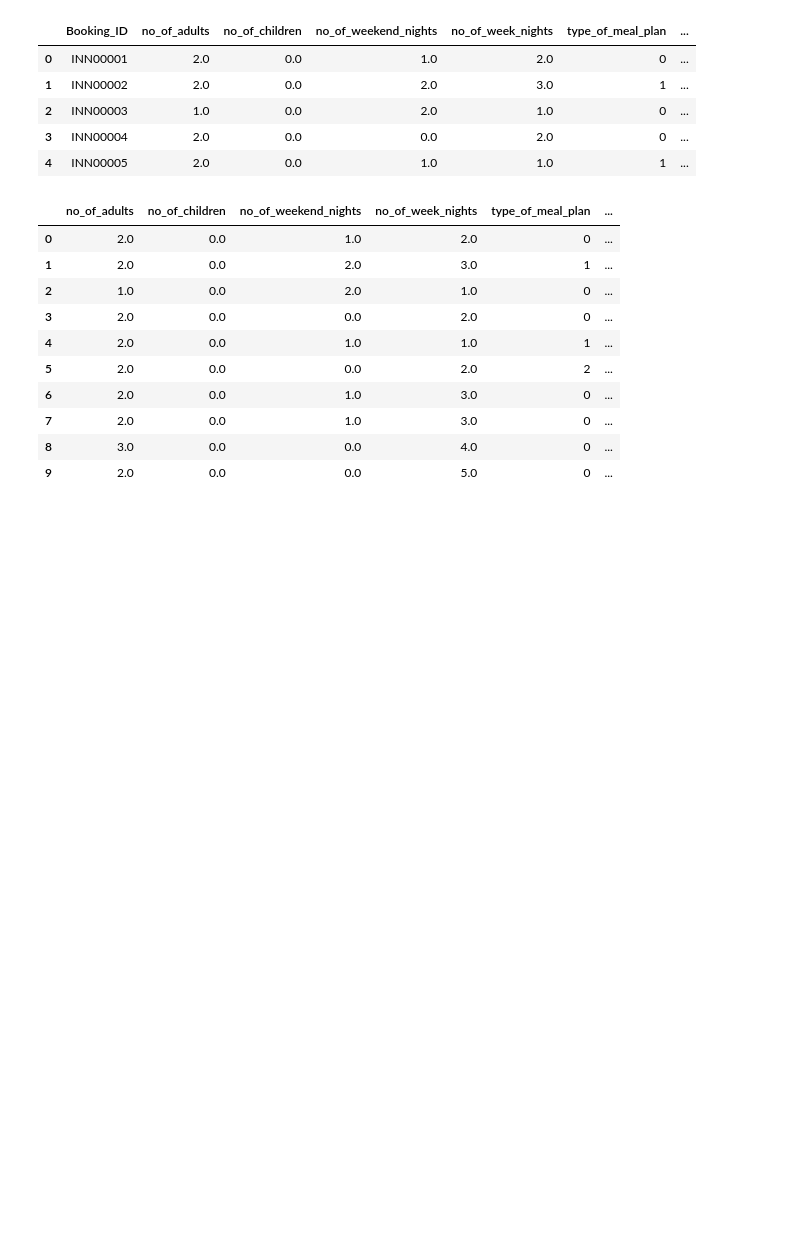
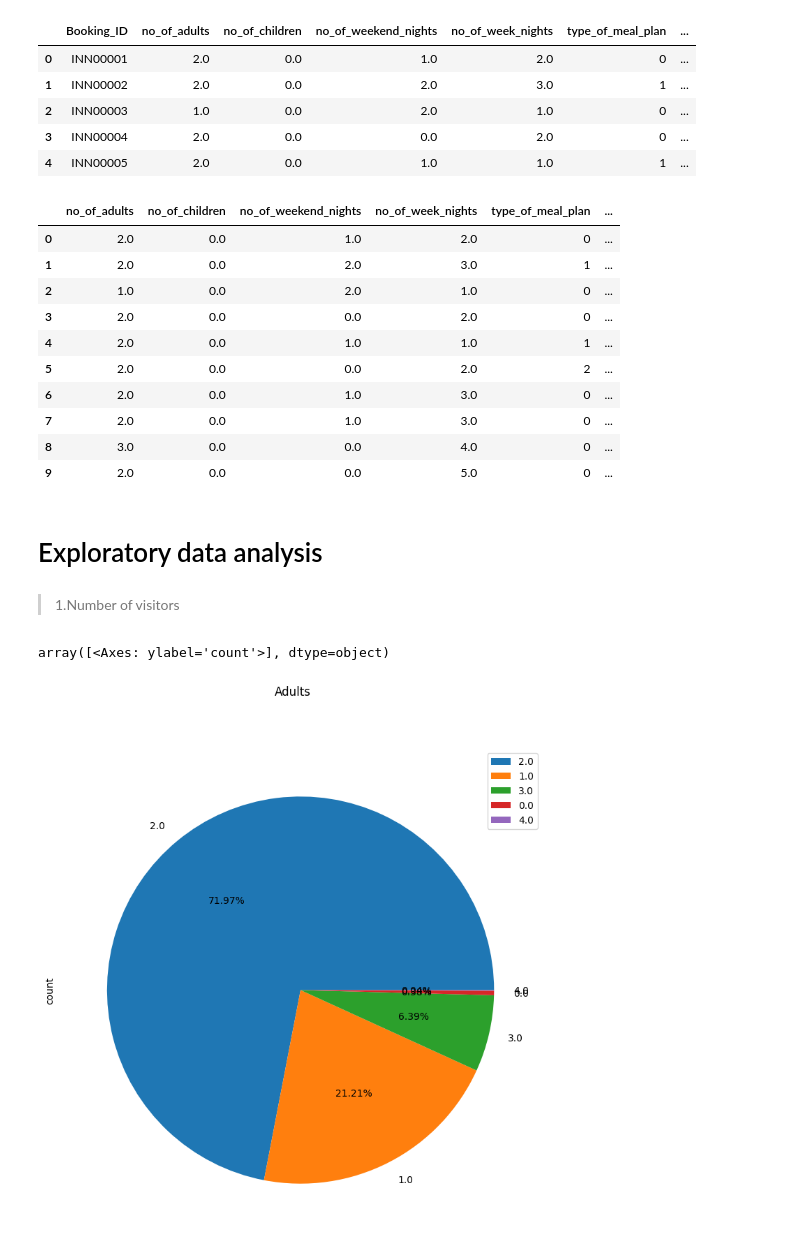
Before and after one commit to OmarAshraf1911/Data_Science, a Jupyter notebook: hotel.ipynb, the cells around one changed output. Cells and saved outputs as stored; diff of their text form; code cells hidden in the pictures; blank space fills up the shorter version.

```diff
--- a/hotel.ipynb
+++ b/hotel.ipynb
@@ -425,3 +429,12 @@ dataClean.head(10)
 | 7 | 2.0 | 0.0 | 1.0 | 3.0 | 0 | ... |
 | 8 | 3.0 | 0.0 | 0.0 | 4.0 | 0 | ... |
 | 9 | 2.0 | 0.0 | 0.0 | 5.0 | 0 | ... |
+# %% [markdown]
+# Exploratory data analysis
+# %% [markdown]
+> 1.Number of visitors
+# %%
+new_data_clean.groupby('no_of_adults')['Booking_ID'].agg(['count']).sort_values(by='count',ascending=False).plot(kind='pie',autopct='%1.2f%%',subplots=True,title='Adults',figsize=(9,9))
+# %% [output]
+array([<Axes: ylabel='count'>], dtype=object)
+[figure, added]
```
Also changed, not shown: parts of 37 cells of this notebook.
